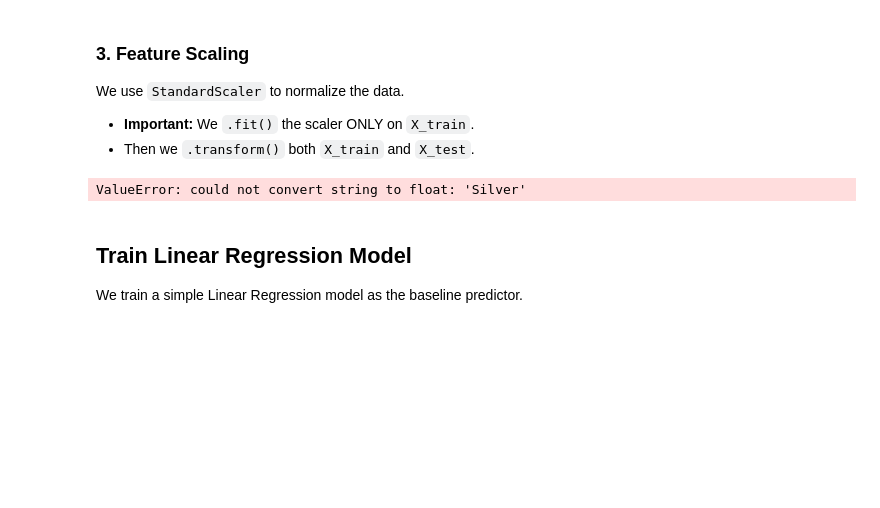
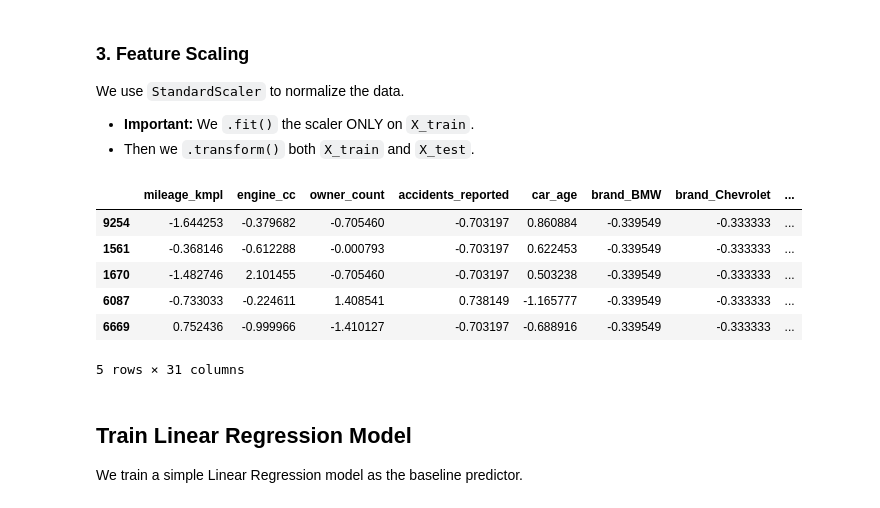
Before and after one commit to Natnael-74/Used-Car-Price-Prediction, a Jupyter notebook: notebooks/03_model_training.ipynb, the cells around one changed output. Saved outputs shown, nothing was run; the diff lists cells and outputs as text; code cells hidden in the pictures; blank space fills up the shorter version.

```diff
--- a/notebooks/03_model_training.ipynb
+++ b/notebooks/03_model_training.ipynb
@@ -68,18 +68,31 @@ We use `StandardScaler` to normalize the data.
 # %%
 scaler = StandardScaler()
 
-scaler.fit(X_train)
+# One-hot encode any remaining categorical/object columns (e.g., 'color', 'insurance_valid')
+cat_cols = X_train.select_dtypes(include=['object']).columns.tolist()
+if cat_cols:
+	X_train_enc = pd.get_dummies(X_train, columns=cat_cols, drop_first=False)
+	X_test_enc = pd.get_dummies(X_test, columns=cat_cols, drop_first=False)
+	# Align columns to ensure same feature set in train and test
+	X_train_enc, X_test_enc = X_train_enc.align(X_test_enc, join='outer', axis=1, fill_value=0)
+else:
+	X_train_enc = X_train.copy()
+	X_test_enc = X_test.copy()
 
-X_train_scaled = scaler.transform(X_train)
-X_test_scaled = scaler.transform(X_test)
-
-
-X_train_scaled = pd.DataFrame(X_train_scaled, columns=X.columns)
-X_test_scaled = pd.DataFrame(X_test_scaled, columns=X.columns)
+# Fit scaler on training set only and transform both sets
+scaler.fit(X_train_enc)
+X_train_scaled = pd.DataFrame(scaler.transform(X_train_enc), columns=X_train_enc.columns, index=X_train_enc.index)
+X_test_scaled = pd.DataFrame(scaler.transform(X_test_enc), columns=X_test_enc.columns, index=X_test_enc.index)
 
 X_train_scaled.head()
 # %% [output]
+|  | mileage_kmpl | engine_cc | owner_count | accidents_reported | car_age | brand_BMW | brand_Chevrolet | ... |
+| 9254 | -1.644253 | -0.379682 | -0.705460 | -0.703197 | 0.860884 | -0.339549 | -0.333333 | ... |
+| 1561 | -0.368146 | -0.612288 | -0.000793 | -0.703197 | 0.622453 | -0.339549 | -0.333333 | ... |
+| 1670 | -1.482746 | 2.101455 | -0.705460 | -0.703197 | 0.503238 | -0.339549 | -0.333333 | ... |
+| 6087 | -0.733033 | -0.224611 | 1.408541 | 0.738149 | -1.165777 | -0.339549 | -0.333333 | ... |
+| 6669 | 0.752436 | -0.999966 | -1.410127 | -0.703197 | -0.688916 | -0.339549 | -0.333333 | ... |
-ValueError: could not convert string to float: 'Silver'
+5 rows × 31 columns
 # %% [markdown]
 ##  Train Linear Regression Model
 We train a simple Linear Regression model as the baseline predictor.
```
Also changed, not shown: parts of 4 cells of this notebook, 3 other files.
